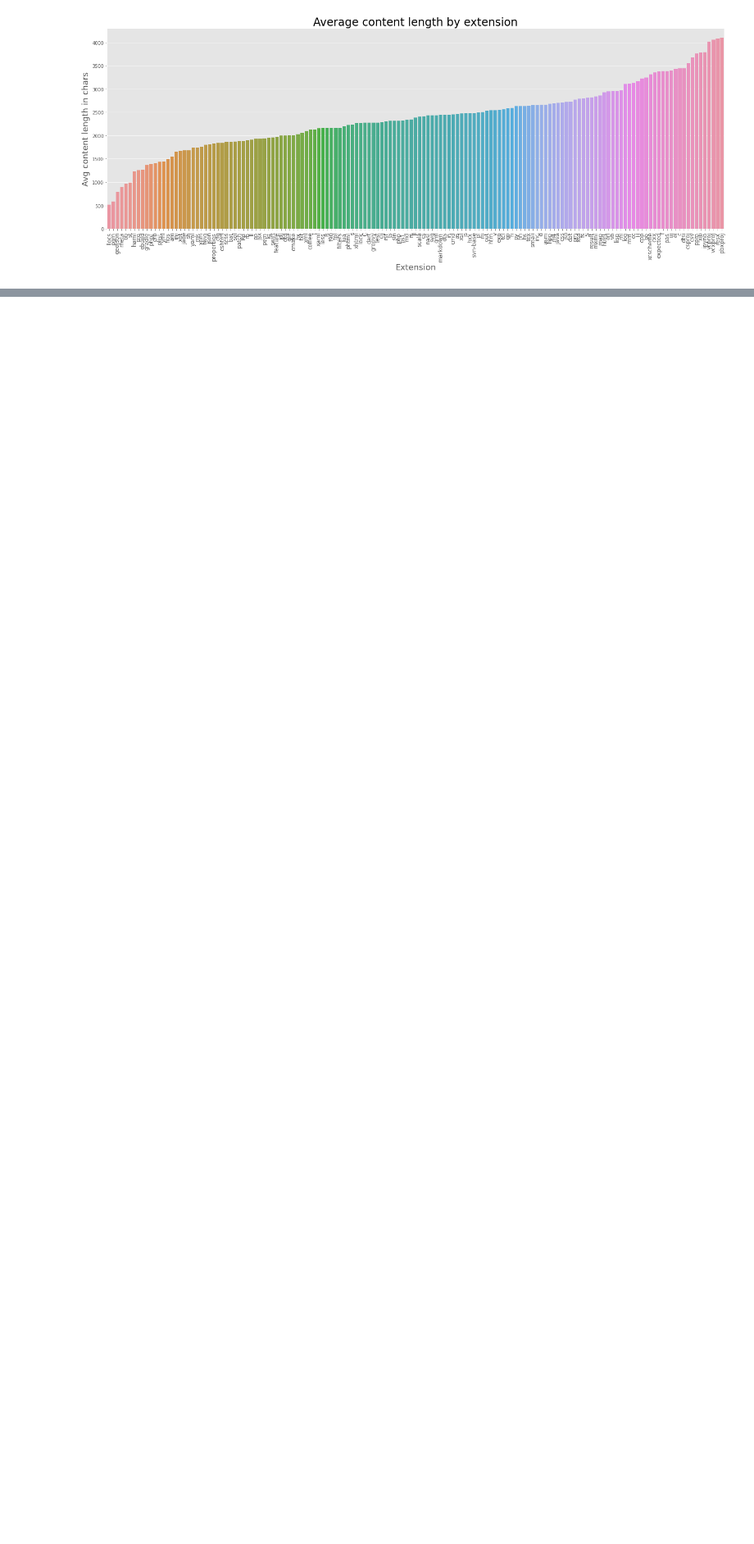
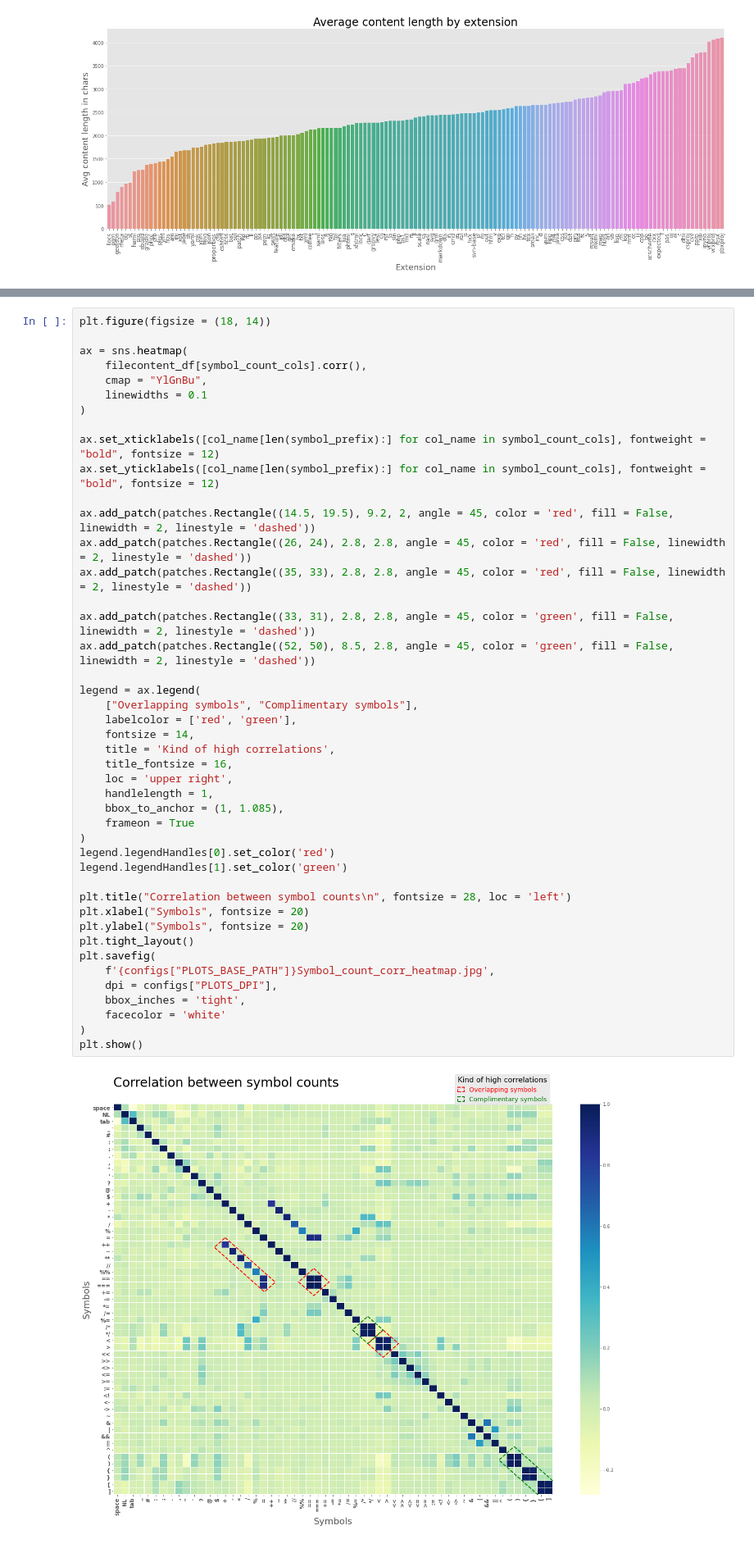
Before and after one commit to mayur7garg/SourceCodeClassification, a Jupyter notebook: src/Data Preparation.ipynb, the cells around one changed output, grey strips where cells are left out. Shown at 82% size. Drawn from its saved outputs; the diff is of its cells as text; blank space fills up the shorter version.

```diff
--- a/src/Data Preparation.ipynb
+++ b/src/Data Preparation.ipynb
@@ -159,0 +186,46 @@ filecontent_df.describe().round(2)
+# %%
+plt.figure(figsize = (18, 14))
+
+ax = sns.heatmap(
+    filecontent_df[symbol_count_cols].corr(),
+    cmap = "YlGnBu",
+    linewidths = 0.1
+)
+
+ax.set_xticklabels([col_name[len(symbol_prefix):] for col_name in symbol_count_cols], fontweight = "bold", fontsize = 12)
+ax.set_yticklabels([col_name[len(symbol_prefix):] for col_name in symbol_count_cols], fontweight = "bold", fontsize = 12)
+
+ax.add_patch(patches.Rectangle((14.5, 19.5), 9.2, 2, angle = 45, color = 'red', fill = False, linewidth = 2, linestyle = 'dashed'))
+ax.add_patch(patches.Rectangle((26, 24), 2.8, 2.8, angle = 45, color = 'red', fill = False, linewidth = 2, linestyle = 'dashed'))
+ax.add_patch(patches.Rectangle((35, 33), 2.8, 2.8, angle = 45, color = 'red', fill = False, linewidth = 2, linestyle = 'dashed'))
+
+ax.add_patch(patches.Rectangle((33, 31), 2.8, 2.8, angle = 45, color = 'green', fill = False, linewidth = 2, linestyle = 'dashed'))
+ax.add_patch(patches.Rectangle((52, 50), 8.5, 2.8, angle = 45, color = 'green', fill = False, linewidth = 2, linestyle = 'dashed'))
+
+legend = ax.legend(
+    ["Overlapping symbols", "Complimentary symbols"],
+    labelcolor = ['red', 'green'],
+    fontsize = 14,
+    title = 'Kind of high correlations',
+    title_fontsize = 16,
+    loc = 'upper right',
+    handlelength = 1,
+    bbox_to_anchor = (1, 1.085),
+    frameon = True
+)
+legend.legendHandles[0].set_color('red')
+legend.legendHandles[1].set_color('green')
+
+plt.title("Correlation between symbol counts\n", fontsize = 28, loc = 'left')
+plt.xlabel("Symbols", fontsize = 20)
+plt.ylabel("Symbols", fontsize = 20)
+plt.tight_layout()
+plt.savefig(
+    f'{configs["PLOTS_BASE_PATH"]}Symbol_count_corr_heatmap.jpg',
+    dpi = configs["PLOTS_DPI"],
+    bbox_inches = 'tight',
+    facecolor = 'white'
+)
+plt.show()
+# %% [output]
+[figure, added]
```
Also changed, not shown: parts of 12 cells of this notebook, 4 other files.
